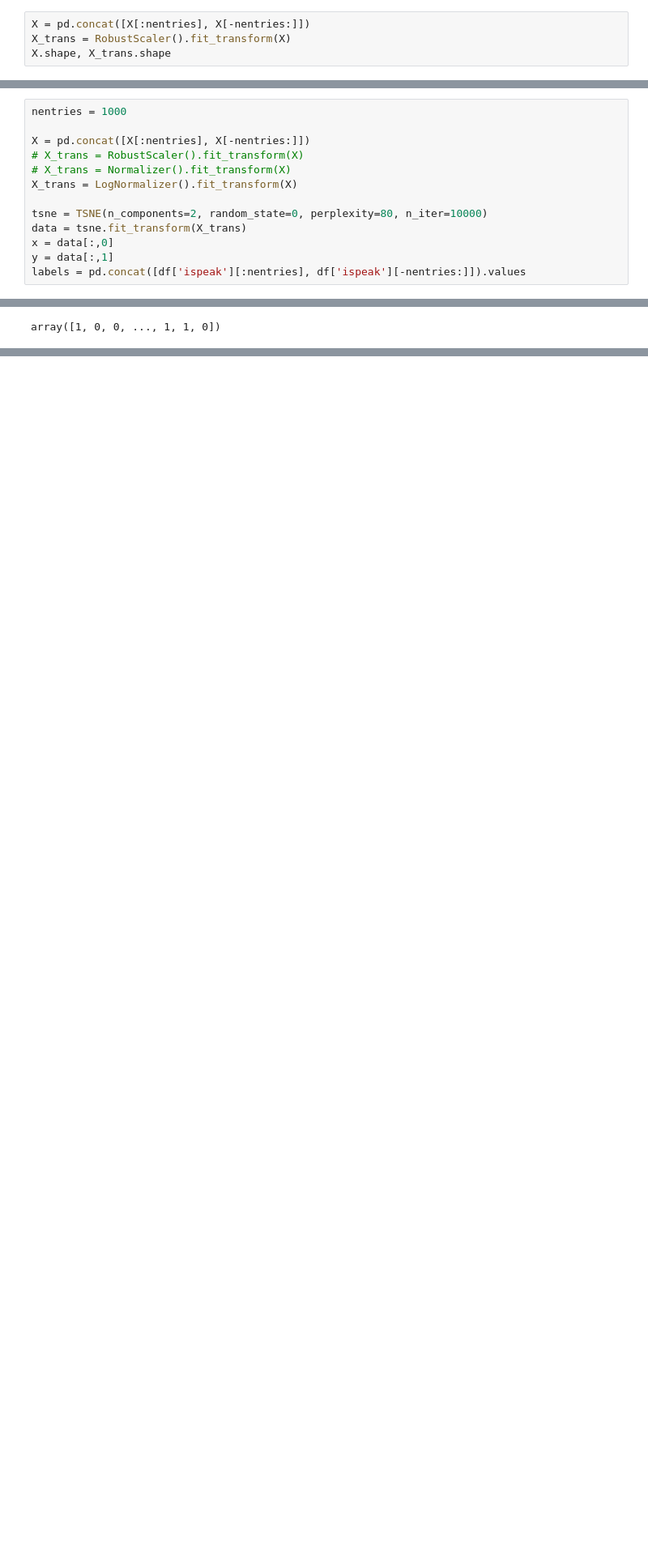
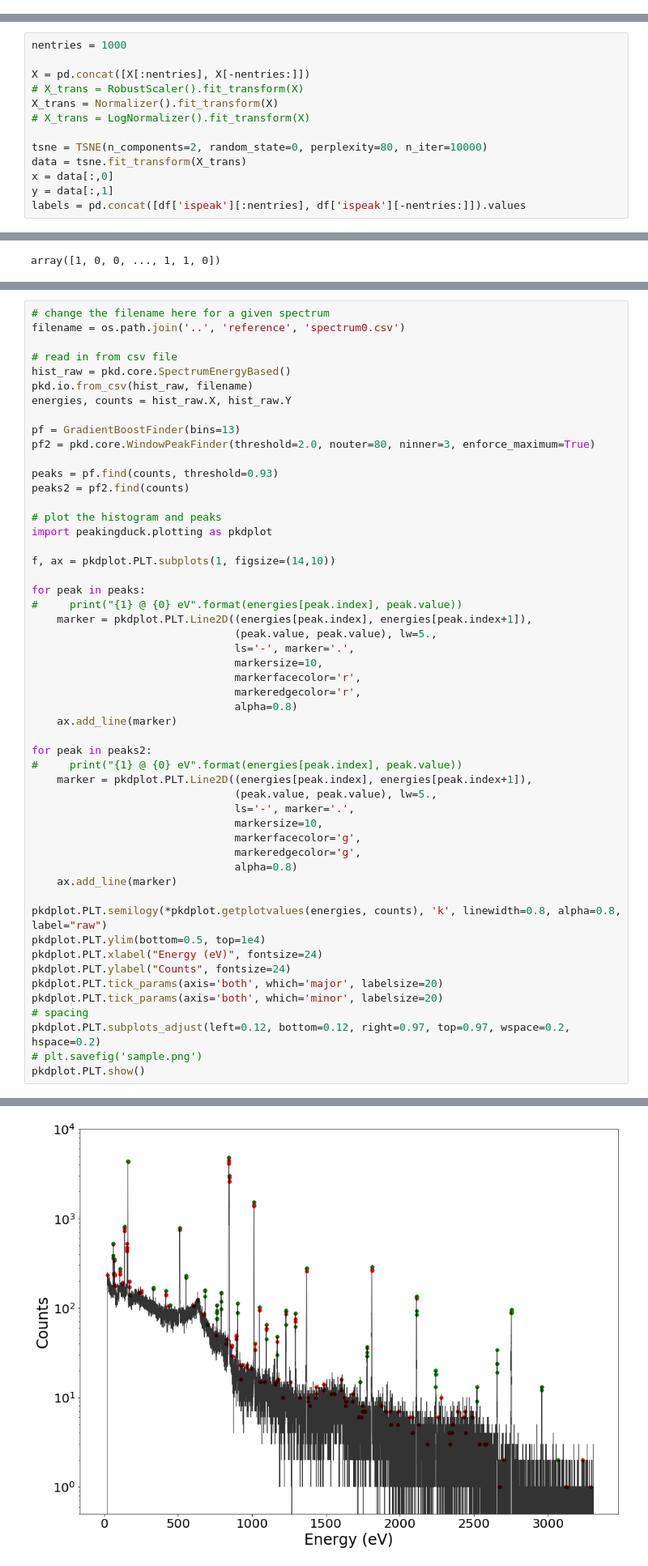
Before and after one commit to fispact/peakingduck, a Jupyter notebook: notebooks/binned_classification.ipynb, the cells around one changed output, grey strips where cells are left out. Shown: that part at 81% size. Cells and saved outputs as stored; diff of their text form; blank space fills up the shorter version.

Commit message:
Attempts to improve classifier, but still performs worse on sample spectra even though performance is insane....

```diff
--- a/notebooks/binned_classification.ipynb
+++ b/notebooks/binned_classification.ipynb
@@ -68,7 +68,3 @@ Counter(df['ispeak'])
 Counter({1: 294510, 0: 294510})
 # %%
 X = df[[f"bin{i}" for i in range(SIZE)]]
-# %%
-X = pd.concat([X[:nentries], X[-nentries:]])
-X_trans = RobustScaler().fit_transform(X)
-X.shape, X_trans.shape
@@ -109,8 +82,8 @@ nentries = 1000
 
 X = pd.concat([X[:nentries], X[-nentries:]])
 # X_trans = RobustScaler().fit_transform(X)
-# X_trans = Normalizer().fit_transform(X)
-X_trans = LogNormalizer().fit_transform(X)
+X_trans = Normalizer().fit_transform(X)
+# X_trans = LogNormalizer().fit_transform(X)
 
 tsne = TSNE(n_components=2, random_state=0, perplexity=80, n_iter=10000)
 data = tsne.fit_transform(X_trans)
@@ -251,0 +278,53 @@ plt.plot(fpr, tpr, 'k')
+# %%
+# change the filename here for a given spectrum
+filename = os.path.join('..', 'reference', 'spectrum0.csv')
+
+# read in from csv file
+hist_raw = pkd.core.SpectrumEnergyBased()
+pkd.io.from_csv(hist_raw, filename)
+energies, counts = hist_raw.X, hist_raw.Y
+
+pf = GradientBoostFinder(bins=13)
+pf2 = pkd.core.WindowPeakFinder(threshold=2.0, nouter=80, ninner=3, enforce_maximum=True)
+
+peaks = pf.find(counts, threshold=0.93)
+peaks2 = pf2.find(counts)
+
+# plot the histogram and peaks
+import peakingduck.plotting as pkdplot
+
+f, ax = pkdplot.PLT.subplots(1, figsize=(14,10))
+
+for peak in peaks:
+#     print("{1} @ {0} eV".format(energies[peak.index], peak.value))
+    marker = pkdplot.PLT.Line2D((energies[peak.index], energies[peak.index+1]),
+                                (peak.value, peak.value), lw=5.,
+                                ls='-', marker='.',
+                                markersize=10,
+                                markerfacecolor='r',
+                                markeredgecolor='r',
+                                alpha=0.8)
+    ax.add_line(marker)
+
+for peak in peaks2:
+#     print("{1} @ {0} eV".format(energies[peak.index], peak.value))
+    marker = pkdplot.PLT.Line2D((energies[peak.index], energies[peak.index+1]),
+                                (peak.value, peak.value), lw=5.,
+                                ls='-', marker='.',
+                                markersize=10,
+                                markerfacecolor='g',
+                                markeredgecolor='g',
+                                alpha=0.8)
+    ax.add_line(marker)
+
+pkdplot.PLT.semilogy(*pkdplot.getplotvalues(energies, counts), 'k', linewidth=0.8, alpha=0.8, label="raw")
+pkdplot.PLT.ylim(bottom=0.5, top=1e4)
+pkdplot.PLT.xlabel("Energy (eV)", fontsize=24)
+pkdplot.PLT.ylabel("Counts", fontsize=24)
+pkdplot.PLT.tick_params(axis='both', which='major', labelsize=20)
+pkdplot.PLT.tick_params(axis='both', which='minor', labelsize=20)
+# spacing
+pkdplot.PLT.subplots_adjust(left=0.12, bottom=0.12, right=0.97, top=0.97, wspace=0.2, hspace=0.2)
+# plt.savefig('sample.png')
+pkdplot.PLT.show()
+# %% [output]
@@ -251,0 +332 @@ plt.plot(fpr, tpr, 'k')
+[figure, added]
```
Also changed, not shown: parts of 12 cells of this notebook.
